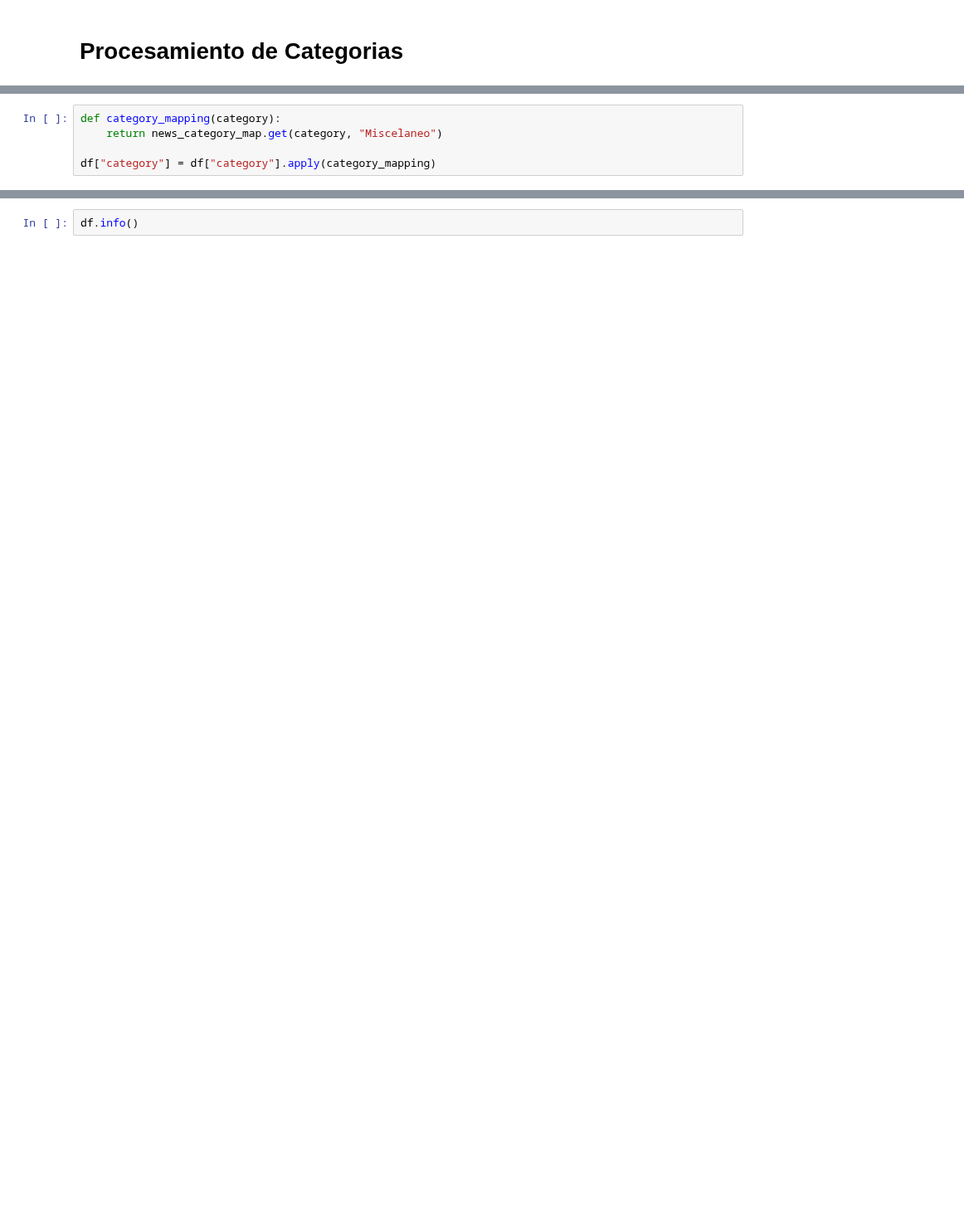
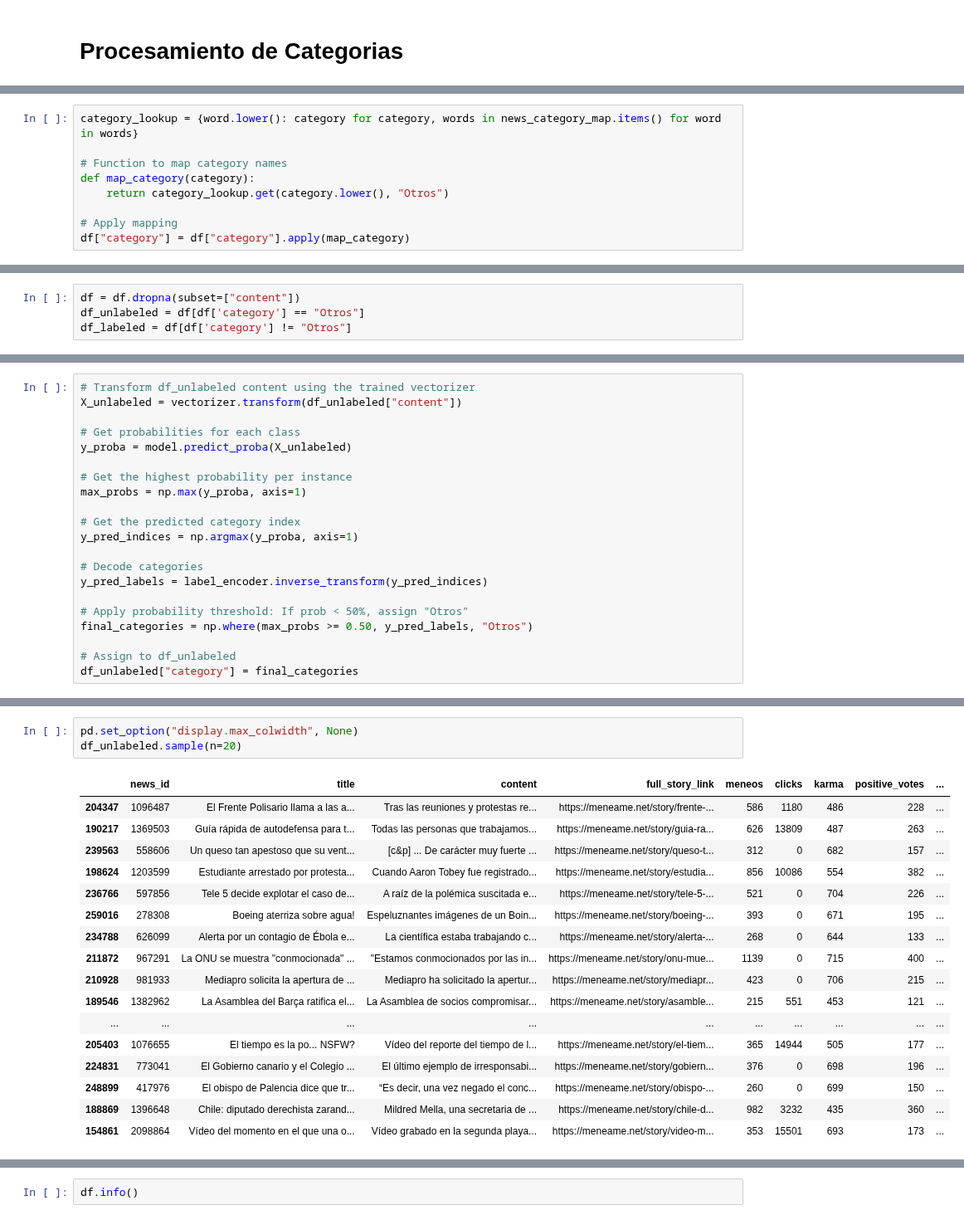
Before and after one commit to LucijaBrcic/Analisis-de-noticias, a Jupyter notebook: src/02.Preprocesamiento/limpieza.ipynb, the cells around one changed output, grey strips where cells are left out. Shown at 83% size. Drawn from its saved outputs; the diff is of its cells as text; blank space fills up the shorter version.

```diff
--- a/src/02.Preprocesamiento/limpieza.ipynb
+++ b/src/02.Preprocesamiento/limpieza.ipynb
@@ -483,5 +193,0 @@ news_category_map = {
-# %%
-def category_mapping(category):
-    return news_category_map.get(category, "Miscelaneo")
-
-df["category"] = df["category"].apply(category_mapping)
@@ -487,0 +210,9 @@ df["category"] = df["category"].apply(category_mapping)
+# %%
+category_lookup = {word.lower(): category for category, words in news_category_map.items() for word in words}
+
+# Function to map category names
+def map_category(category):
+    return category_lookup.get(category.lower(), "Otros")
+
+# Apply mapping
+df["category"] = df["category"].apply(map_category)
@@ -487,0 +268,4 @@ df["category"] = df["category"].apply(category_mapping)
+# %%
+df = df.dropna(subset=["content"])
+df_unlabeled = df[df['category'] == "Otros"]
+df_labeled = df[df['category'] != "Otros"]
@@ -487,0 +391,21 @@ df["category"] = df["category"].apply(category_mapping)
+# %%
+# Transform df_unlabeled content using the trained vectorizer
+X_unlabeled = vectorizer.transform(df_unlabeled["content"])
+
+# Get probabilities for each class
+y_proba = model.predict_proba(X_unlabeled)
+
+# Get the highest probability per instance
+max_probs = np.max(y_proba, axis=1)
+
+# Get the predicted category index
+y_pred_indices = np.argmax(y_proba, axis=1)
+
+# Decode categories
+y_pred_labels = label_encoder.inverse_transform(y_pred_indices)
+
+# Apply probability threshold: If prob < 50%, assign "Otros"
+final_categories = np.where(max_probs >= 0.50, y_pred_labels, "Otros")
+
+# Assign to df_unlabeled
+df_unlabeled["category"] = final_categories
@@ -487,0 +418,21 @@ df["category"] = df["category"].apply(category_mapping)
+# %%
+pd.set_option("display.max_colwidth", None)
+df_unlabeled.sample(n=20)
+# %% [output]
+|  | news_id | title | content | full_story_link | meneos | clicks | karma | positive_votes | ... |
+| 204347 | 1096487 | El Frente Polisario llama a las a... | Tras las reuniones y protestas re... | https://meneame.net/story/frente-... | 586 | 1180 | 486 | 228 | ... |
+| 190217 | 1369503 | Guía rápida de autodefensa para t... | Todas las personas que trabajamos... | https://meneame.net/story/guia-ra... | 626 | 13809 | 487 | 263 | ... |
+| 239563 | 558606 | Un queso tan apestoso que su vent... | [c&p] ... De carácter muy fuerte ... | https://meneame.net/story/queso-t... | 312 | 0 | 682 | 157 | ... |
+| 198624 | 1203599 | Estudiante arrestado por protesta... | Cuando Aaron Tobey fue registrado... | https://meneame.net/story/estudia... | 856 | 10086 | 554 | 382 | ... |
+| 236766 | 597856 | Tele 5 decide explotar el caso de... | A raíz de la polémica suscitada e... | https://meneame.net/story/tele-5-... | 521 | 0 | 704 | 226 | ... |
+| 259016 | 278308 | Boeing aterriza sobre agua! | Espeluznantes imágenes de un Boin... | https://meneame.net/story/boeing-... | 393 | 0 | 671 | 195 | ... |
+| 234788 | 626099 | Alerta por un contagio de Ébola e... | La científica estaba trabajando c... | https://meneame.net/story/alerta-... | 268 | 0 | 644 | 133 | ... |
+| 211872 | 967291 | La ONU se muestra "conmocionada" ... | "Estamos conmocionados por las in... | https://meneame.net/story/onu-mue... | 1139 | 0 | 715 | 400 | ... |
+| 210928 | 981933 | Mediapro solicita la apertura de ... | Mediapro ha solicitado la apertur... | https://meneame.net/story/mediapr... | 423 | 0 | 706 | 215 | ... |
+| 189546 | 1382962 | La Asamblea del Barça ratifica el... | La Asamblea de socios compromisar... | https://meneame.net/story/asamble... | 215 | 551 | 453 | 121 | ... |
+| ... | ... | ... | ... | ... | ... | ... | ... | ... | ... |
+| 205403 | 1076655 | El tiempo es la po... NSFW? | Vídeo del reporte del tiempo de l... | https://meneame.net/story/el-tiem... | 365 | 14944 | 505 | 177 | ... |
+| 224831 | 773041 | El Gobierno canario y el Colegio ... | El último ejemplo de irresponsabi... | https://meneame.net/story/gobiern... | 376 | 0 | 698 | 196 | ... |
+| 248899 | 417976 | El obispo de Palencia dice que tr... | “Es decir, una vez negado el conc... | https://meneame.net/story/obispo-... | 260 | 0 | 699 | 150 | ... |
+| 188869 | 1396648 | Chile: diputado derechista zarand... | Mildred Mella, una secretaria de ... | https://meneame.net/story/chile-d... | 982 | 3232 | 435 | 360 | ... |
+| 154861 | 2098864 | Vídeo del momento en el que una o... | Vídeo grabado en la segunda playa... | https://meneame.net/story/video-m... | 353 | 15501 | 693 | 173 | ... |
```
Also changed, not shown: parts of 15 cells of this notebook, 1 other file.
